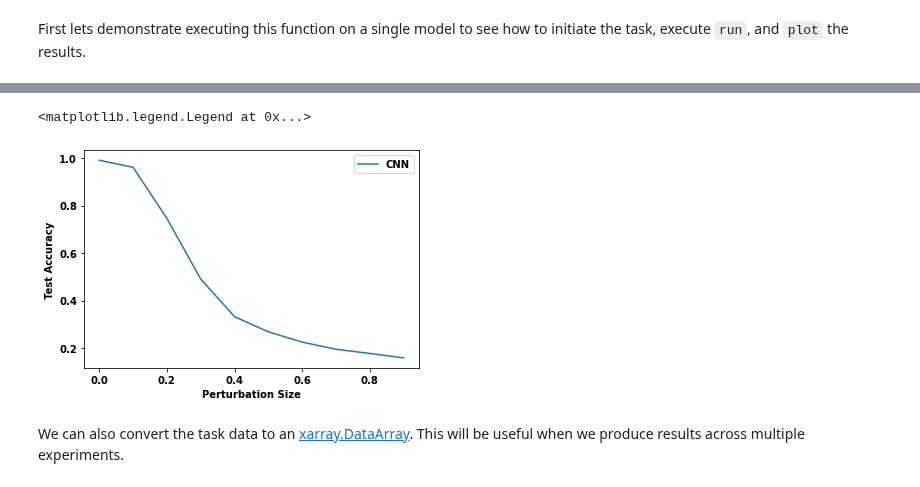
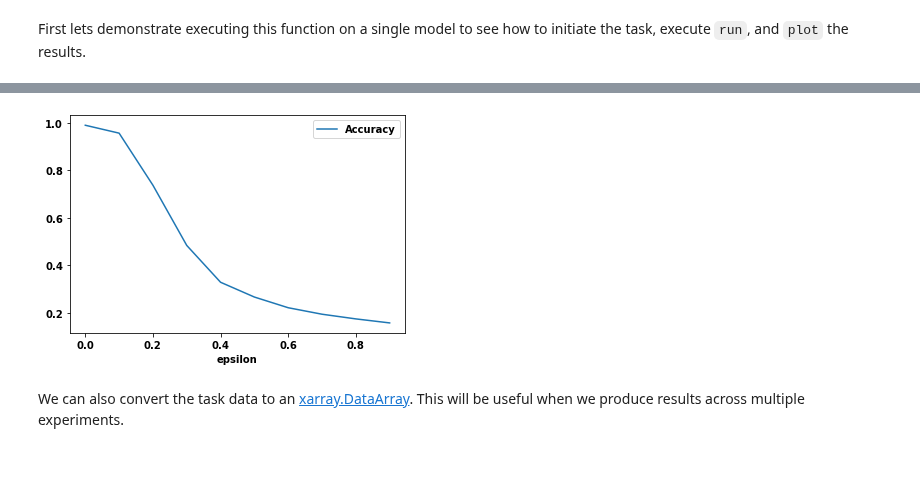
Before and after one commit to mit-ll-responsible-ai/responsible-ai-toolbox, a Jupyter notebook: examples/MNIST-Translation-Robustness.ipynb, the cells around one changed output, grey strips where cells are left out. Saved outputs shown, nothing was run; the diff lists cells and outputs as text; code cells hidden in the pictures.

Commit message:
Initial update to workflows

```diff
--- a/examples/MNIST-Translation-Robustness.ipynb
+++ b/examples/MNIST-Translation-Robustness.ipynb
@@ -163,7 +166,9 @@ def test_model(
             # Save if prediction is correct or not for each sample
             preds.extend((tlogit.argmax(1) == ttarget).float().cpu().numpy())
 
-    return sum(preds) / len(preds)
+    acc = sum(preds) / len(preds)
+    torch.save(dict(Accuracy=acc), "test_metrics.pt")
+    return acc
 # %% [markdown]
 ### Plotting
 
@@ -402,3 +409,8 @@ class TranslationRobustness(RobustnessCurve):
         return tester(model)
 # %% [markdown]
 First lets demonstrate executing this function on a single model to see how to initiate the task, execute `run`, and `plot` the results.
+# %%
+task = TranslationRobustness(Config)
+task.run(
+    epsilon="range(0, 1, 0.1)", model="trained_cnn",
+)
@@ -405,9 +429,4 @@ First lets demonstrate executing this function on a single model to see how to i
 # %%
-with initialize(config_path=None):
-    cfg = compose("notebook_config", overrides=["model=trained_cnn"])
-
-task = TranslationRobustness(cfg)
-task.run(job_epsilons="range(0,1,0.1)", sweepdir="outputs/curve_cnn")
-task.plot(save_fig=False, label="CNN")
-plt.legend()
+fig, ax = plt.subplots()
+task.plot("Accuracy", ax=ax)
 # %% [output]
@@ -425,4 +434,3 @@ plt.legend()
-<matplotlib.legend.Legend at 0x...>
-[figure, old version]
+[figure, new version]
 # %% [markdown]
 We can also convert the task data to an [xarray.DataArray](https://docs.xarray.dev/en/stable/index.html).  This will be useful when we produce results across multiple experiments.
```
Also changed, not shown: parts of 17 cells of this notebook, 1 other file.
